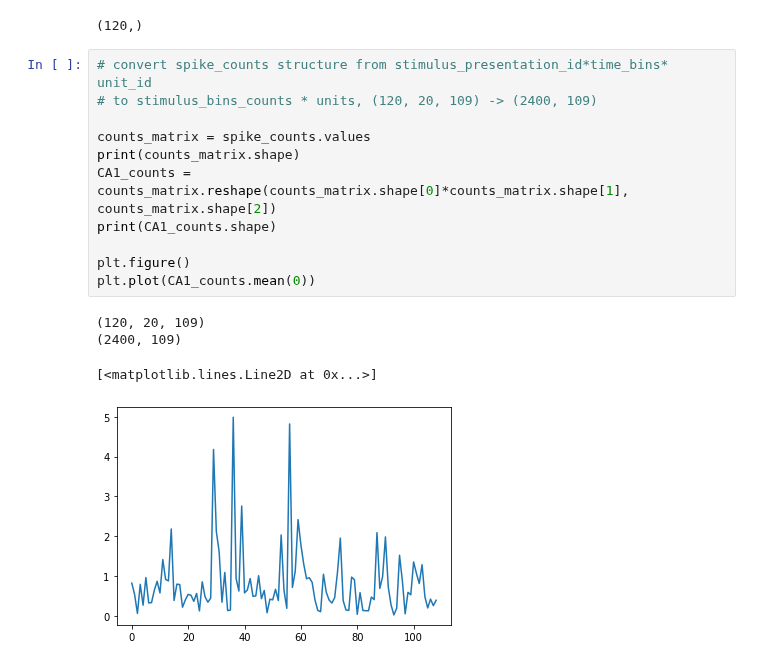
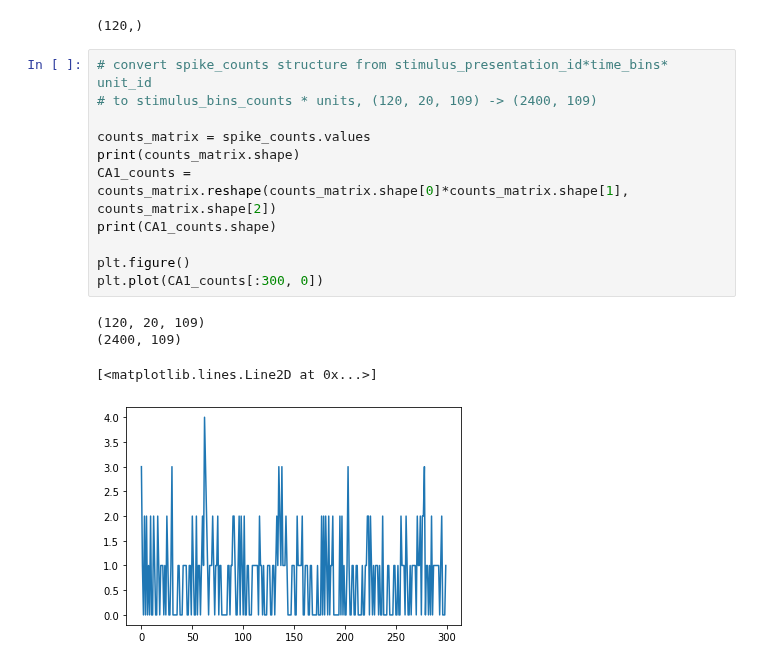
Before and after one commit to Jp-17/Coding_learning, a Jupyter notebook: Model_learning/GLM_allen_learn.ipynb, the cells around one changed output. Drawn from its saved outputs; the diff is of its cells as text.

```diff
--- a/Model_learning/GLM_allen_learn.ipynb
+++ b/Model_learning/GLM_allen_learn.ipynb
@@ -121,19 +123,19 @@ Coordinates:
 # %%
 # convert spike_counts structure from stimulus_presentation_id*time_bins* unit_id
 # to stimulus_bins_counts * units, (120, 20, 109) -> (2400, 109)
 
 counts_matrix = spike_counts.values
 print(counts_matrix.shape)
 CA1_counts = counts_matrix.reshape(counts_matrix.shape[0]*counts_matrix.shape[1], counts_matrix.shape[2])
 print(CA1_counts.shape)
 
 plt.figure()
-plt.plot(CA1_counts.mean(0))
+plt.plot(CA1_counts[:300, 0])
 # %% [output]
 (120, 20, 109)
 (2400, 109)
 [<matplotlib.lines.Line2D at 0x...>]
-[figure, old version]
+[figure, new version]
 # %%
 # get the stimuli array orientation (15*8)*20
 
```
Also changed, not shown: parts of 11 cells of this notebook, 1 other file.
